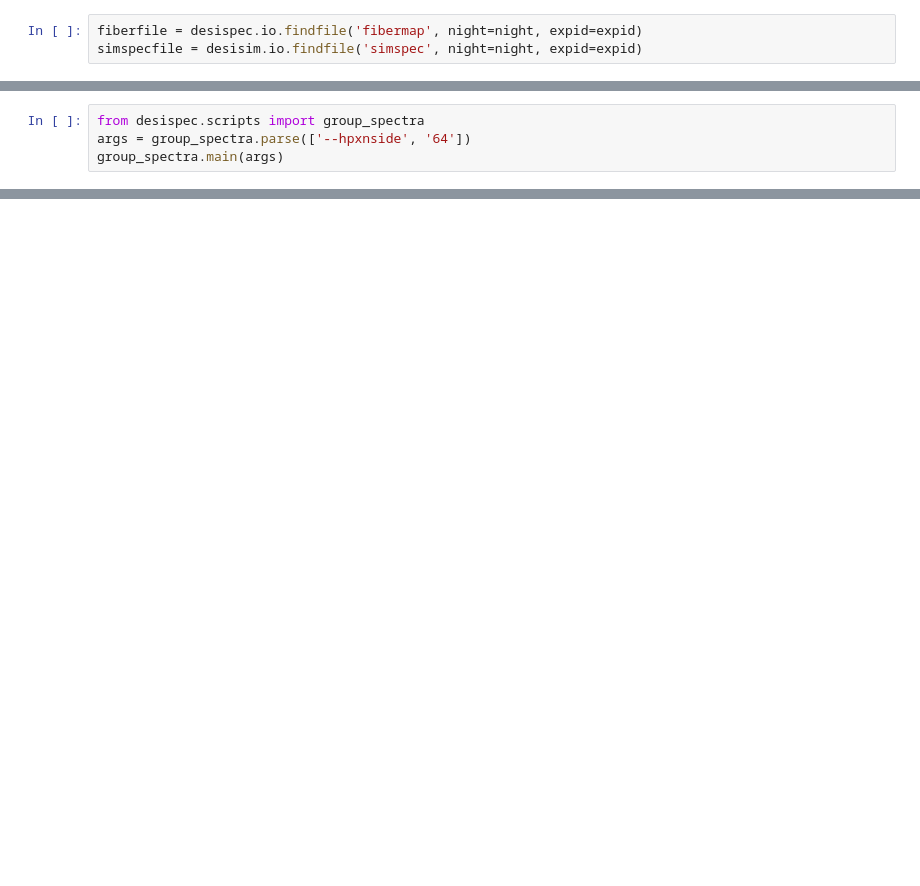
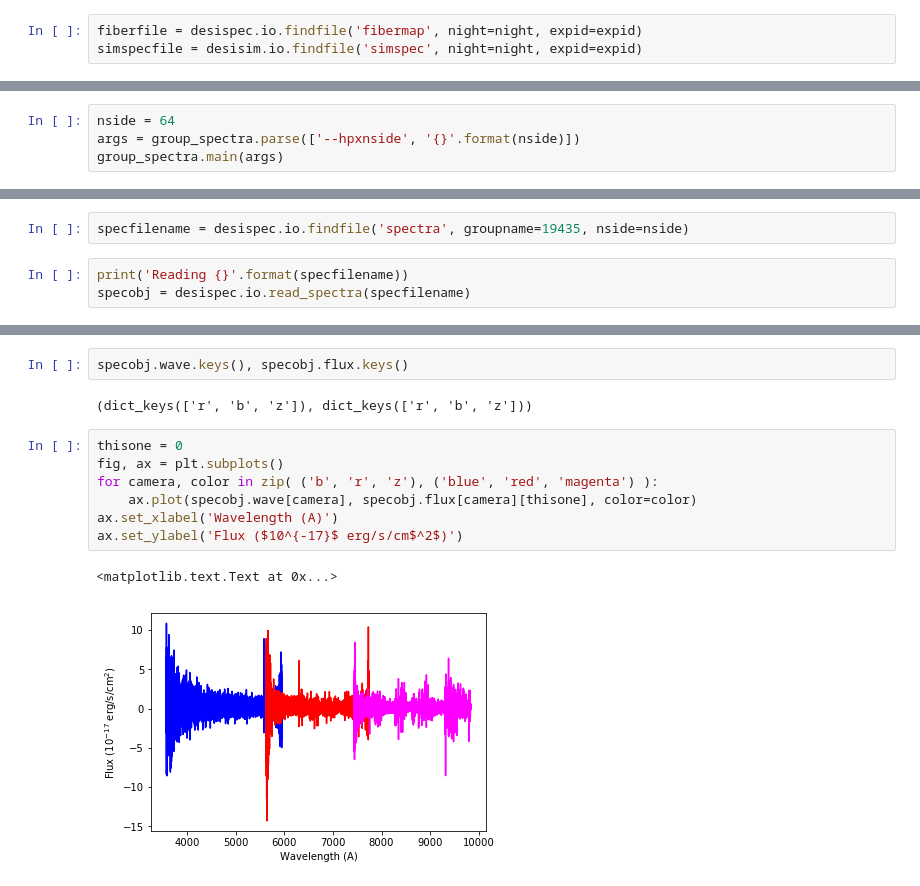
Before and after one commit to desihub/desisim, a Jupyter notebook: doc/nb/simulating-desi-spectra.ipynb, the cells around one changed output, grey strips where cells are left out. Saved outputs shown, nothing was run; the diff lists cells and outputs as text; blank space fills up the shorter version.

````diff
--- a/doc/nb/simulating-desi-spectra.ipynb
+++ b/doc/nb/simulating-desi-spectra.ipynb
@@ -273,7 +325,7 @@ To regroup the spectra, we want to run:
 desi_group_spectra --hpxnside 64
 ```
 # %%
-from desispec.scripts import group_spectra
-args = group_spectra.parse(['--hpxnside', '64'])
+nside = 64
+args = group_spectra.parse(['--hpxnside', '{}'.format(nside)])
 group_spectra.main(args)
 # %% [output]
@@ -323,0 +375,5 @@ reduxdir = desispec.io.specprod_root()
+# %%
+specfilename = desispec.io.findfile('spectra', groupname=19435, nside=nside)
+# %%
+print('Reading {}'.format(specfilename))
+specobj = desispec.io.read_spectra(specfilename)
@@ -323,0 +402,14 @@ reduxdir = desispec.io.specprod_root()
+# %%
+specobj.wave.keys(), specobj.flux.keys()
+# %% [output]
+(dict_keys(['r', 'b', 'z']), dict_keys(['r', 'b', 'z']))
+# %%
+thisone = 0
+fig, ax = plt.subplots()
+for camera, color in zip( ('b', 'r', 'z'), ('blue', 'red', 'magenta') ):
+    ax.plot(specobj.wave[camera], specobj.flux[camera][thisone], color=color)
+ax.set_xlabel('Wavelength (A)')
+ax.set_ylabel('Flux ($10^{-17}$ erg/s/cm$^2$)')
+# %% [output]
+<matplotlib.text.Text at 0x...>
+[figure, added]
````
Also changed, not shown: parts of 37 cells of this notebook.
